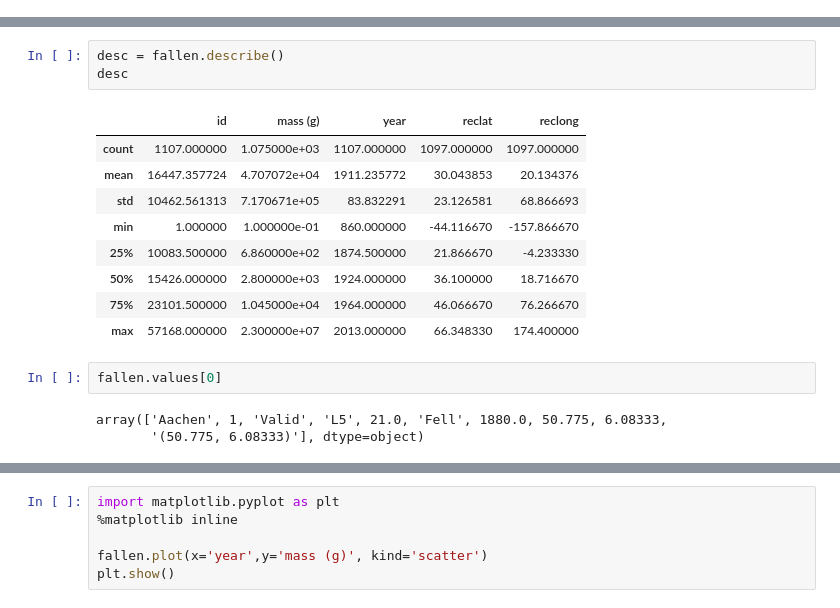
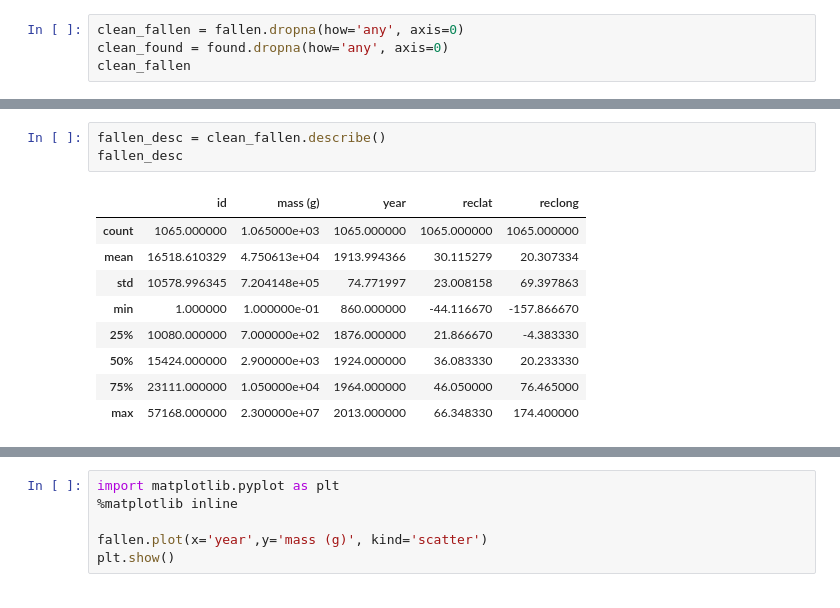
Before and after one commit to TheOceanMan7/meteorite-data, a Jupyter notebook: Meteorite_Landings.ipynb, the cells around one changed output, grey strips where cells are left out. Saved outputs shown, nothing was run; the diff lists cells and outputs as text.

Commit message:
data cleanup and separation

```diff
--- a/Meteorite_Landings.ipynb
+++ b/Meteorite_Landings.ipynb
@@ -19,0 +41,4 @@ fallen
+# %%
+clean_fallen = fallen.dropna(how='any', axis=0)
+clean_found = found.dropna(how='any', axis=0)
+clean_fallen
@@ -20,18 +59,13 @@ fallen
 # %%
-desc = fallen.describe()
-desc
+fallen_desc = clean_fallen.describe()
+fallen_desc
 # %% [output]
 |  | id | mass (g) | year | reclat | reclong |
-| count | 1107.000000 | 1.075000e+03 | 1107.000000 | 1097.000000 | 1097.000000 |
-| mean | 16447.357724 | 4.707072e+04 | 1911.235772 | 30.043853 | 20.134376 |
-| std | 10462.561313 | 7.170671e+05 | 83.832291 | 23.126581 | 68.866693 |
+| count | 1065.000000 | 1.065000e+03 | 1065.000000 | 1065.000000 | 1065.000000 |
+| mean | 16518.610329 | 4.750613e+04 | 1913.994366 | 30.115279 | 20.307334 |
+| std | 10578.996345 | 7.204148e+05 | 74.771997 | 23.008158 | 69.397863 |
 | min | 1.000000 | 1.000000e-01 | 860.000000 | -44.116670 | -157.866670 |
-| 25% | 10083.500000 | 6.860000e+02 | 1874.500000 | 21.866670 | -4.233330 |
-| 50% | 15426.000000 | 2.800000e+03 | 1924.000000 | 36.100000 | 18.716670 |
-| 75% | 23101.500000 | 1.045000e+04 | 1964.000000 | 46.066670 | 76.266670 |
+| 25% | 10080.000000 | 7.000000e+02 | 1876.000000 | 21.866670 | -4.383330 |
+| 50% | 15424.000000 | 2.900000e+03 | 1924.000000 | 36.083330 | 20.233330 |
+| 75% | 23111.000000 | 1.050000e+04 | 1964.000000 | 46.050000 | 76.465000 |
 | max | 57168.000000 | 2.300000e+07 | 2013.000000 | 66.348330 | 174.400000 |
-# %%
-fallen.values[0]
-# %% [output]
-array(['Aachen', 1, 'Valid', 'L5', 21.0, 'Fell', 1880.0, 50.775, 6.08333,
-       '(50.775, 6.08333)'], dtype=object)
```
Also changed, not shown: parts of 10 cells of this notebook, 1 other file.
